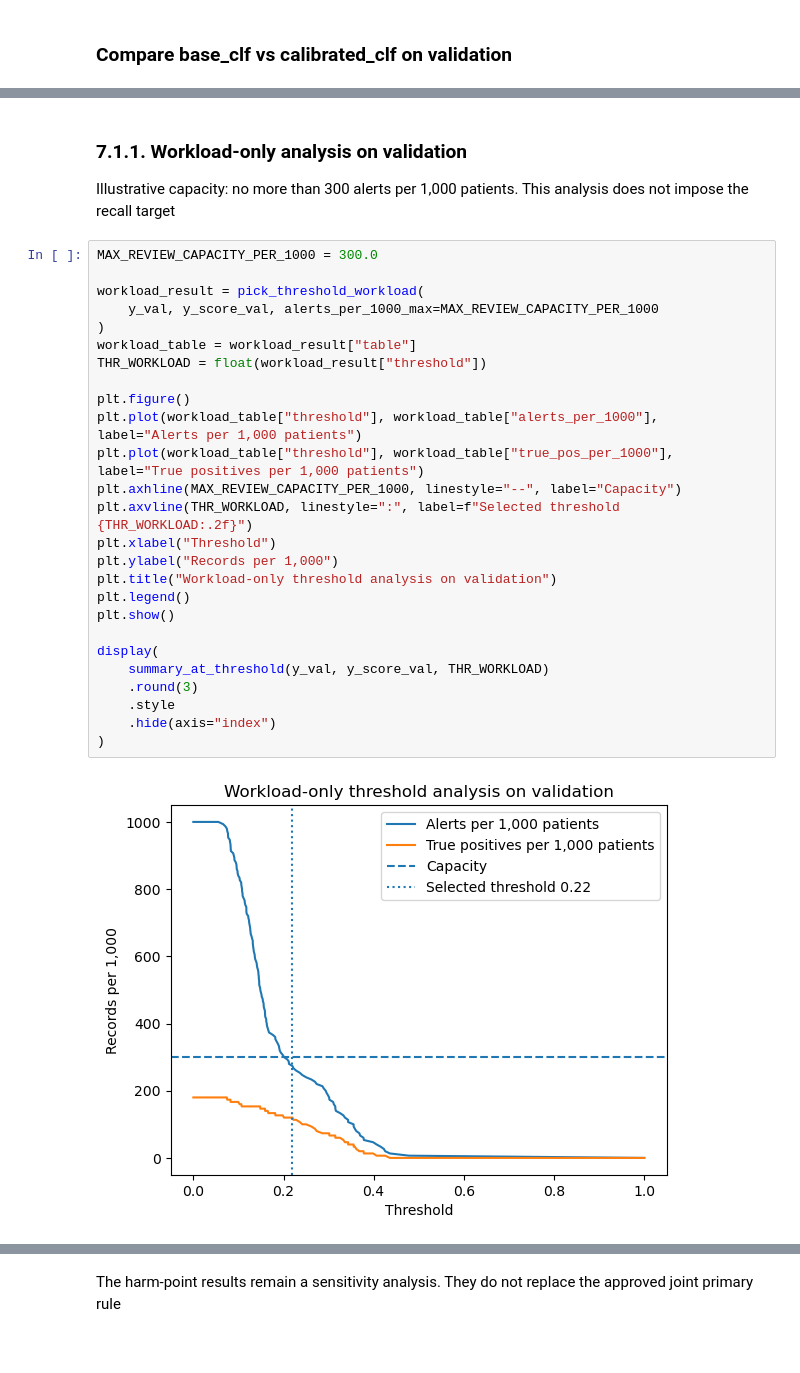
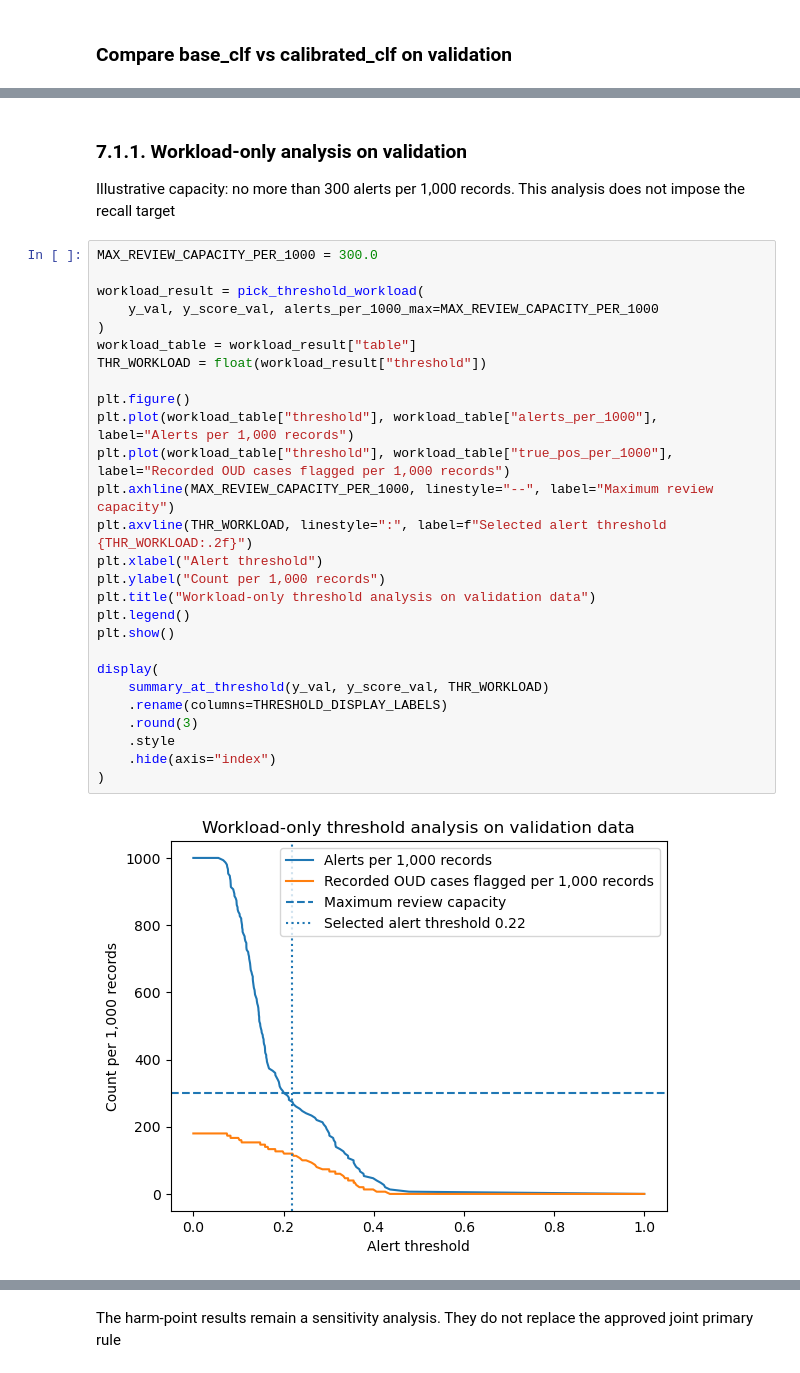
Before and after one commit to IE-ML-for-Healthcare/RAI_opioid_risk_prevention, a Jupyter notebook: ML4HL_OD_RAI_toolbox.ipynb, the cells around one changed output, grey strips where cells are left out. Saved outputs shown, nothing was run; the diff lists cells and outputs as text.

```diff
--- a/ML4HL_OD_RAI_toolbox.ipynb
+++ b/ML4HL_OD_RAI_toolbox.ipynb
@@ -766,32 +840,33 @@ A threshold only changes classifications when it crosses a distinct model score.
 # %% [markdown]
 ### 7.1.1. Workload-only analysis on validation
 
-Illustrative capacity: no more than 300 alerts per 1,000 patients. This analysis does not impose the recall target
+Illustrative capacity: no more than 300 alerts per 1,000 records. This analysis does not impose the recall target
 # %%
 MAX_REVIEW_CAPACITY_PER_1000 = 300.0
 
 workload_result = pick_threshold_workload(
     y_val, y_score_val, alerts_per_1000_max=MAX_REVIEW_CAPACITY_PER_1000
 )
 workload_table = workload_result["table"]
 THR_WORKLOAD = float(workload_result["threshold"])
 
 plt.figure()
-plt.plot(workload_table["threshold"], workload_table["alerts_per_1000"], label="Alerts per 1,000 patients")
-plt.plot(workload_table["threshold"], workload_table["true_pos_per_1000"], label="True positives per 1,000 patients")
-plt.axhline(MAX_REVIEW_CAPACITY_PER_1000, linestyle="--", label="Capacity")
-plt.axvline(THR_WORKLOAD, linestyle=":", label=f"Selected threshold {THR_WORKLOAD:.2f}")
-plt.xlabel("Threshold")
-plt.ylabel("Records per 1,000")
-plt.title("Workload-only threshold analysis on validation")
+plt.plot(workload_table["threshold"], workload_table["alerts_per_1000"], label="Alerts per 1,000 records")
+plt.plot(workload_table["threshold"], workload_table["true_pos_per_1000"], label="Recorded OUD cases flagged per 1,000 records")
+plt.axhline(MAX_REVIEW_CAPACITY_PER_1000, linestyle="--", label="Maximum review capacity")
+plt.axvline(THR_WORKLOAD, linestyle=":", label=f"Selected alert threshold {THR_WORKLOAD:.2f}")
+plt.xlabel("Alert threshold")
+plt.ylabel("Count per 1,000 records")
+plt.title("Workload-only threshold analysis on validation data")
 plt.legend()
 plt.show()
 
 display(
     summary_at_threshold(y_val, y_score_val, THR_WORKLOAD)
+    .rename(columns=THRESHOLD_DISPLAY_LABELS)
     .round(3)
     .style
     .hide(axis="index")
 )
 # %% [output]
-[figure, old version]
+[figure, new version]
```
Also changed, not shown: parts of 57 cells of this notebook, 1 other file.
